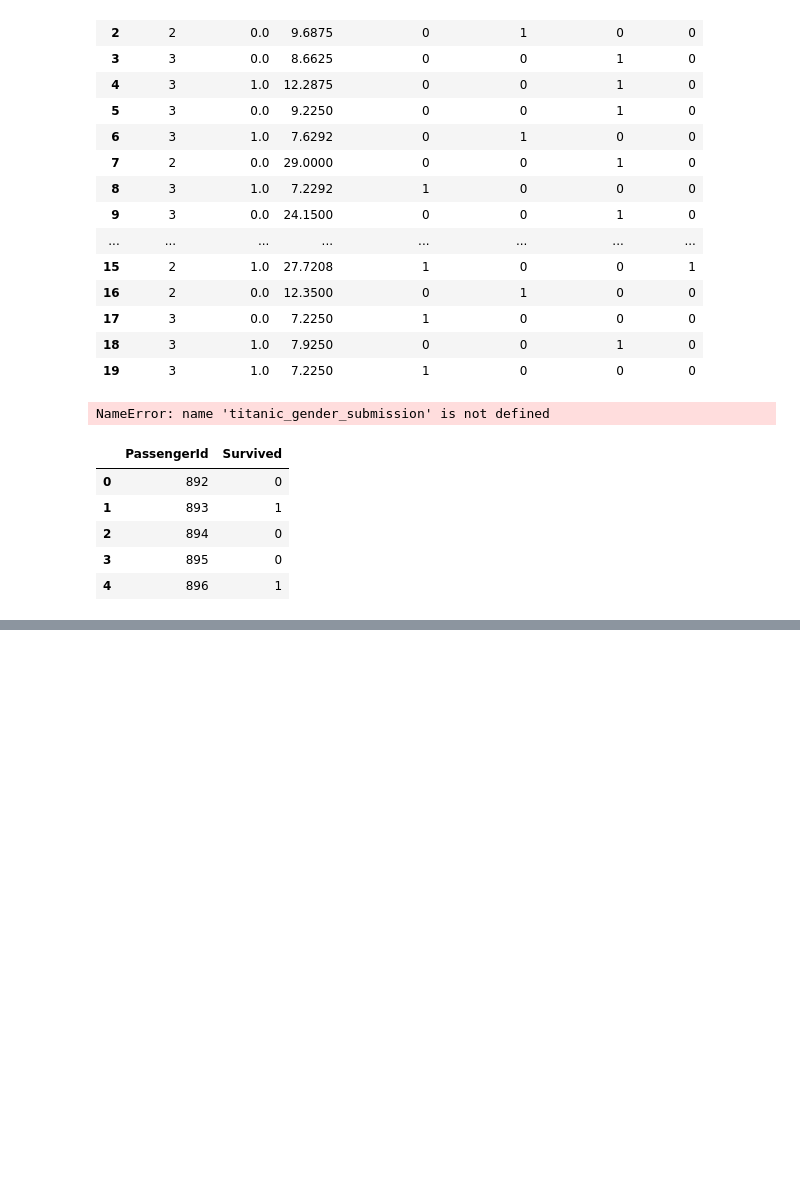
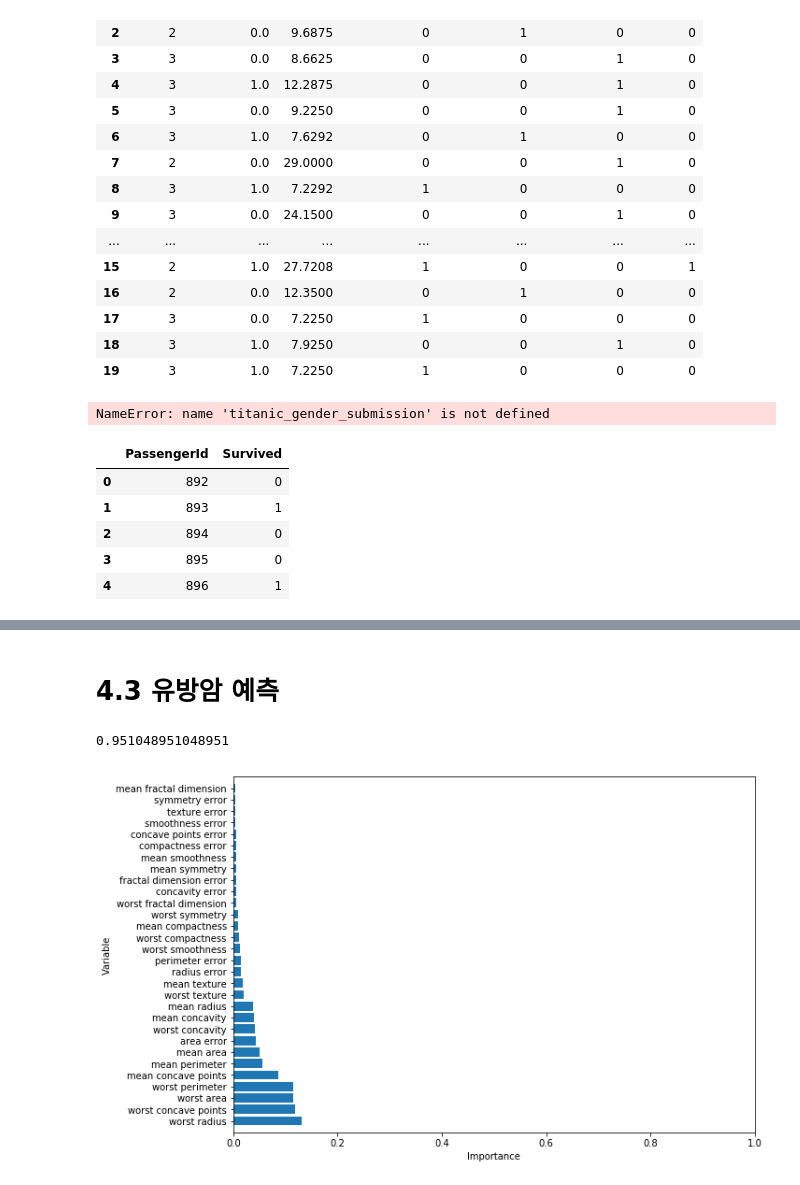
Before and after one commit to JohnHeo04/DSAC_Module3, a Jupyter notebook: DSAC_Module3_Day2.ipynb, the cells around one changed output, grey strips where cells are left out. Cells and saved outputs as stored; diff of their text form; code cells hidden in the pictures; blank space fills up the shorter version.

```diff
--- a/DSAC_Module3_Day2.ipynb
+++ b/DSAC_Module3_Day2.ipynb
@@ -255,2 +250,4 @@ ValueError: Number of features of the model must match the input. Model n_featur
 # %%
 submission.to_csv('my_first_submission.csv', index=False)
+# %% [markdown]
+# 4.3 유방암 예측
@@ -256,0 +262,26 @@ submission.to_csv('my_first_submission.csv', index=False)
+# %%
+cancer = load_breast_cancer()
+np.random.seed(9)
+X_train, X_test, y_train, y_test = train_test_split(cancer.data, cancer.target, stratify=cancer.target)
+# %%
+rfc = RandomForestClassifier(n_estimators=500)
+rfc.fit(X_train, y_train)
+print(rfc.score(X_test, y_test))
+# %% [output]
+0.951048951048951
+# %%
+df = pd.DataFrame({'feature':cancer.feature_names, 'importance':rfc.feature_importances_})
+df=df.sort_values('importance', ascending=False)
+x = df.feature
+y = df.importance
+ypos = np.arange(len(x))
+plt.figure(figsize=(10,7))
+plt.barh(x,y)
+plt.yticks(ypos,x)
+plt.xlabel('Importance')
+plt.ylabel('Variable')
+plt.xlim(0,1)
+plt.ylim(-1, len(x))
+plt.show()
+# %% [output]
+[figure, added]
```
Also changed, not shown: parts of 2 cells of this notebook.
